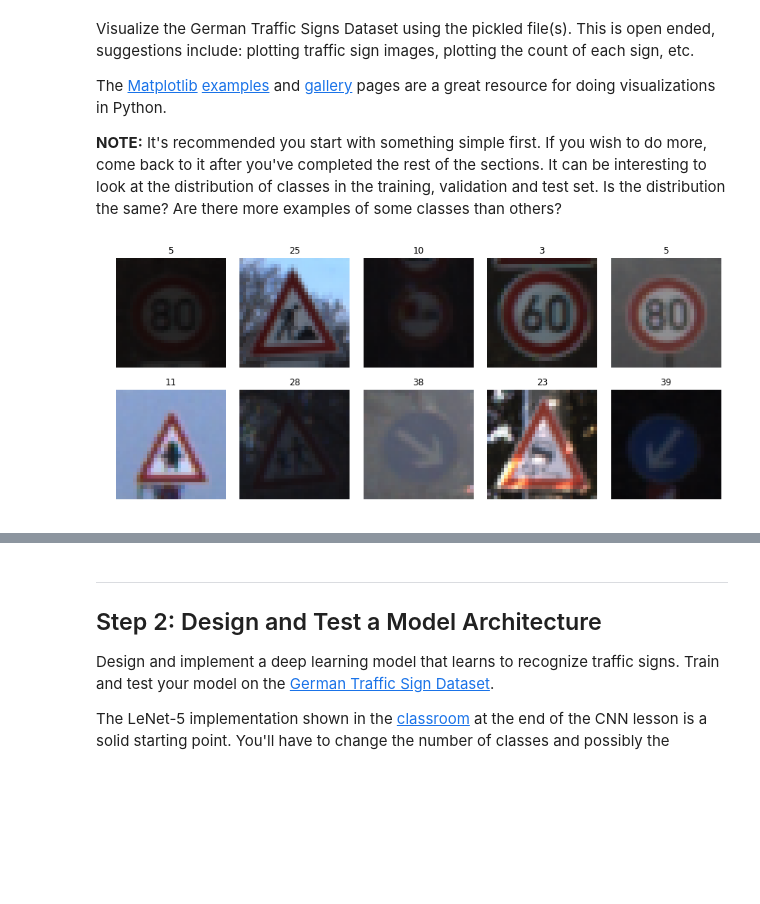
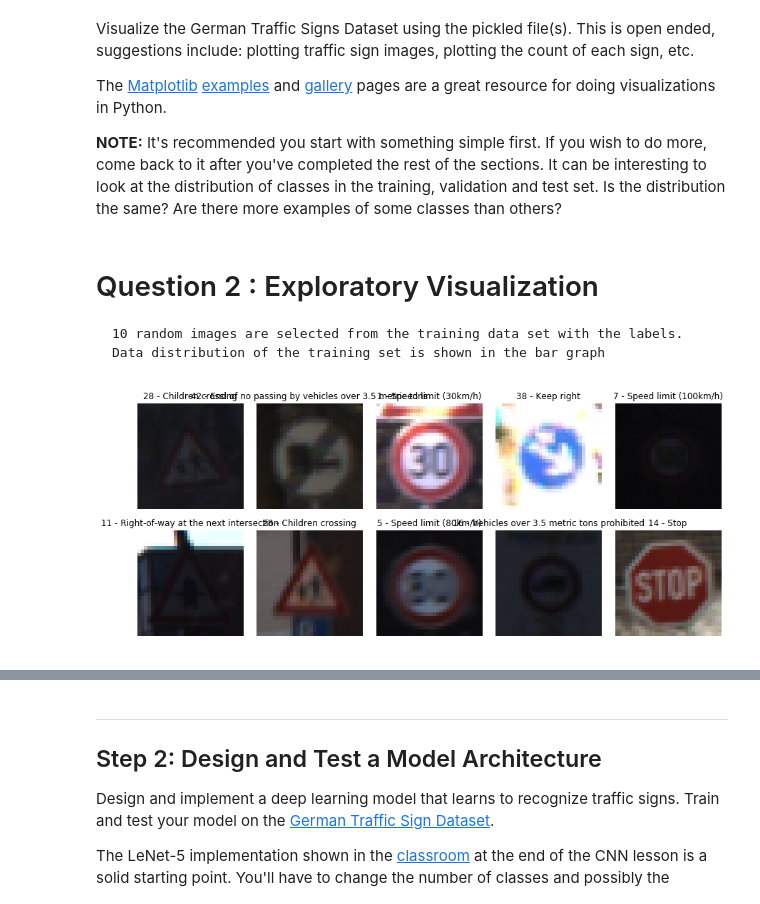
Before and after one commit to rpulivarthy/traffic-sign-classifier, a Jupyter notebook: Traffic_Sign_Classifier.ipynb, the cells around one changed output, grey strips where cells are left out. Cells and saved outputs as stored; diff of their text form; code cells hidden in the pictures; blank space fills up the shorter version.

```diff
--- a/Traffic_Sign_Classifier.ipynb
+++ b/Traffic_Sign_Classifier.ipynb
@@ -99,19 +113,23 @@ The [Matplotlib](http://matplotlib.org/) [examples](http://matplotlib.org/exampl
+# %% [markdown]
+# Question 2 : Exploratory Visualization
+    10 random images are selected from the training data set with the labels.
+    Data distribution of the training set is shown in the bar graph
 # %%
 ### Data exploration visualization code goes here.
 ### Feel free to use as many code cells as needed.
 import matplotlib.pyplot as plt
 import random
 # Visualizations will be shown in the notebook.
 %matplotlib inline
 # Show 5 images from dataset
 fig, axs = plt.subplots(2,5, figsize=(15, 6))
 fig.subplots_adjust(hspace = .2, wspace=.001)
 axs = axs.ravel()
 for i in range(10):
     index = random.randint(0, len(X_train))
     image = X_train[index]
     axs[i].axis('off')
     axs[i].imshow(image)
-    axs[i].set_title(y_train[index])
+    axs[i].set_title(str(y_train[index]) + ' - ' + sign_name_dict[str(y_train[index])])
 # %% [output]
-[figure, old version]
+[figure, new version]
```
Also changed, not shown: parts of 18 cells of this notebook, 4 other files.
